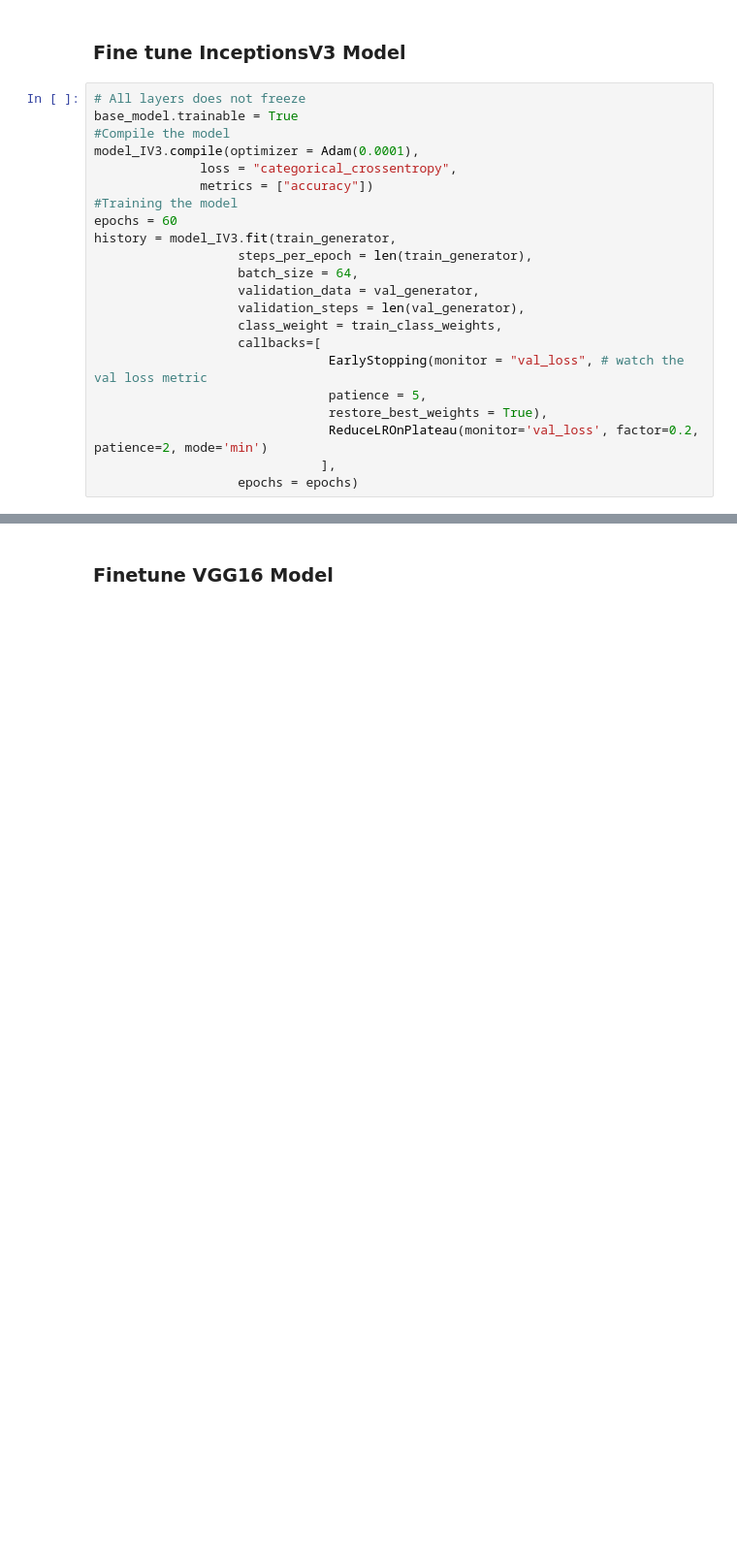
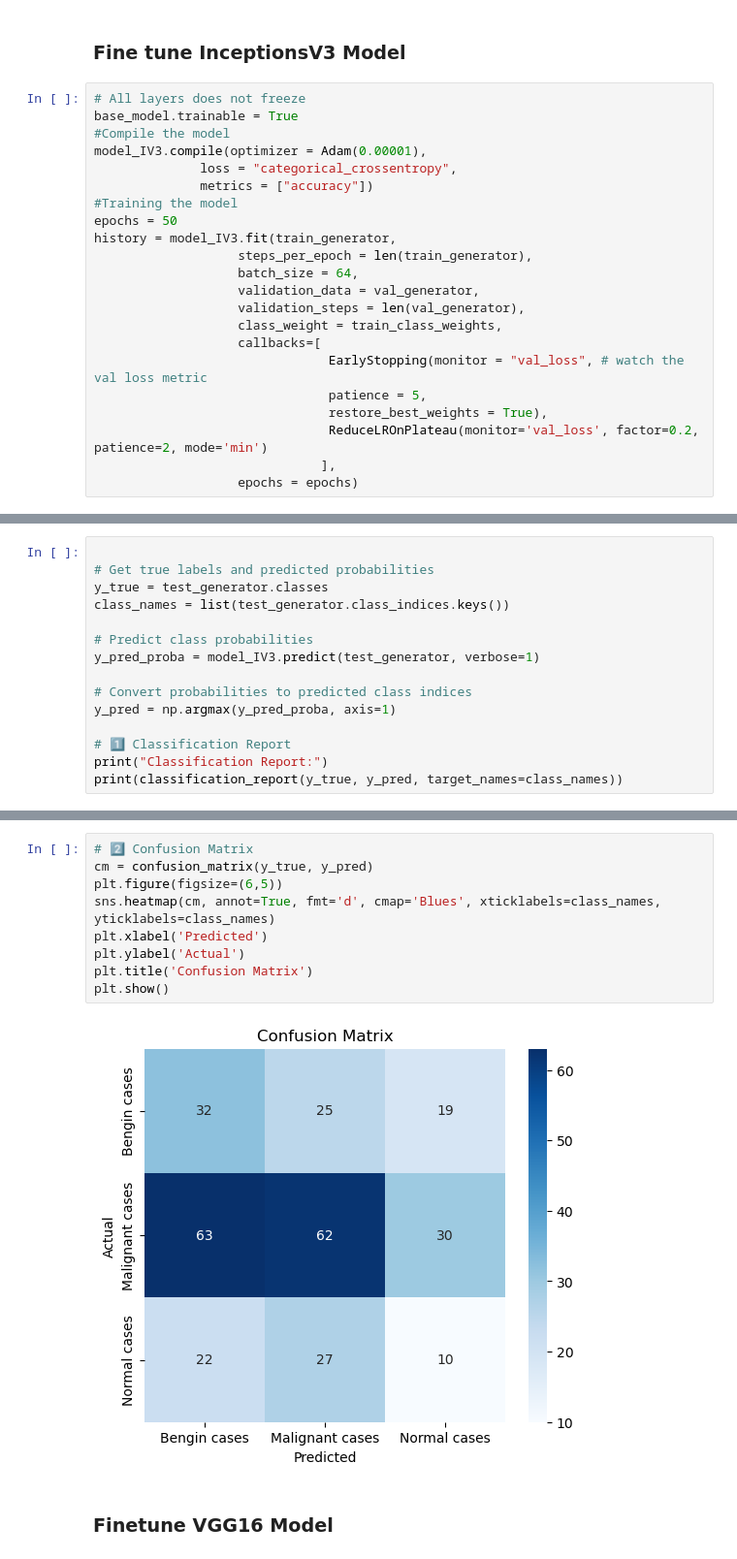
Before and after one commit to pradeepkhadka505/7150CEM_DataScience_Project, a Jupyter notebook: LungsCancerDetection_UsingCNN.ipynb, the cells around one changed output, grey strips where cells are left out. Shown at 97% size. Cells and saved outputs as stored; diff of their text form; blank space fills up the shorter version.

```diff
--- a/LungsCancerDetection_UsingCNN.ipynb
+++ b/LungsCancerDetection_UsingCNN.ipynb
@@ -477,11 +543,11 @@ Test Accuracy = 0.8413792848587036
 # All layers does not freeze
 base_model.trainable = True
 #Compile the model
-model_IV3.compile(optimizer = Adam(0.0001),
+model_IV3.compile(optimizer = Adam(0.00001),
               loss = "categorical_crossentropy",
               metrics = ["accuracy"])
 #Training the model
-epochs = 60
+epochs = 50
 history = model_IV3.fit(train_generator,
                    steps_per_epoch = len(train_generator),
                    batch_size = 64,
@@ -518,0 +593,15 @@ Test Accuracy = 0.834482729434967
+# %%
+
+# Get true labels and predicted probabilities
+y_true = test_generator.classes
+class_names = list(test_generator.class_indices.keys())
+
+# Predict class probabilities
+y_pred_proba = model_IV3.predict(test_generator, verbose=1)
+
+# Convert probabilities to predicted class indices
+y_pred = np.argmax(y_pred_proba, axis=1)
+
+# 1️⃣ Classification Report
+print("Classification Report:")
+print(classification_report(y_true, y_pred, target_names=class_names))
@@ -519,3 +620,14 @@ Test Accuracy = 0.834482729434967
+# %%
+# 2️⃣ Confusion Matrix
+cm = confusion_matrix(y_true, y_pred)
+plt.figure(figsize=(6,5))
+sns.heatmap(cm, annot=True, fmt='d', cmap='Blues', xticklabels=class_names, yticklabels=class_names)
+plt.xlabel('Predicted')
+plt.ylabel('Actual')
+plt.title('Confusion Matrix')
+plt.show()
+# %% [output]
+[figure, added]
 # %% [markdown]
 ### Finetune VGG16 Model
 # %%
```
Also changed, not shown: parts of 37 cells of this notebook.
